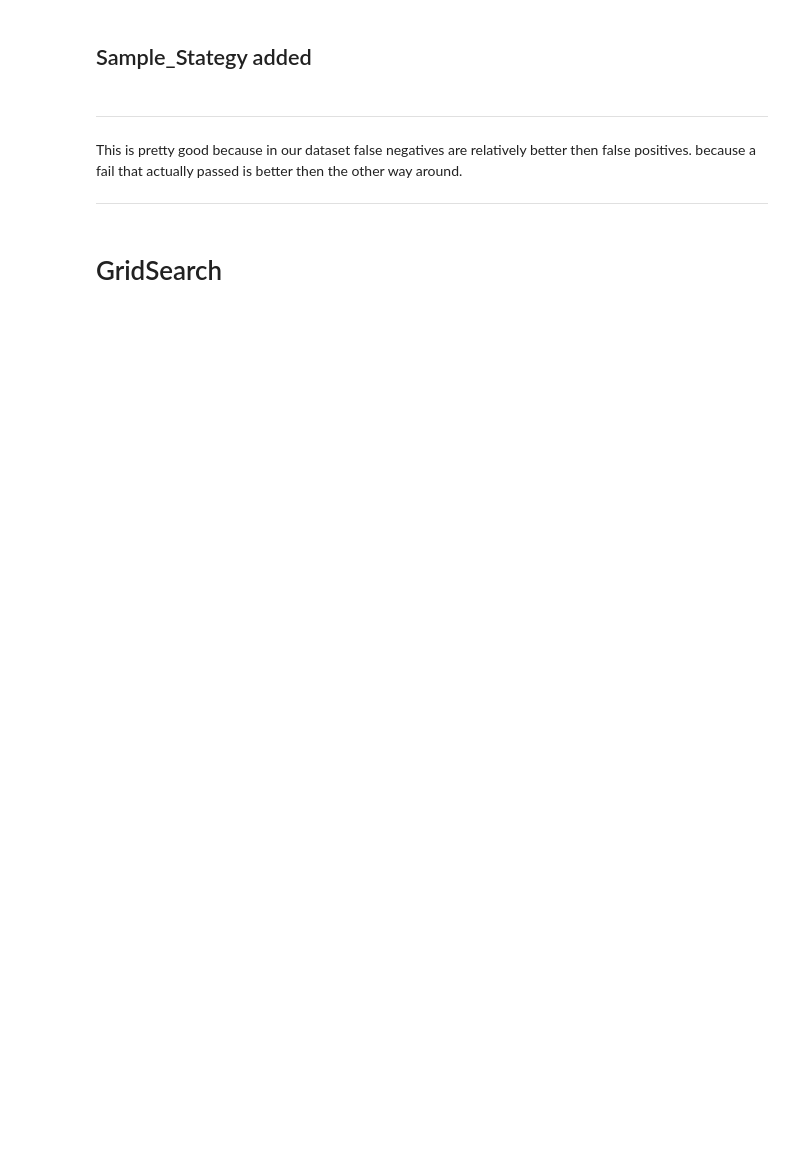
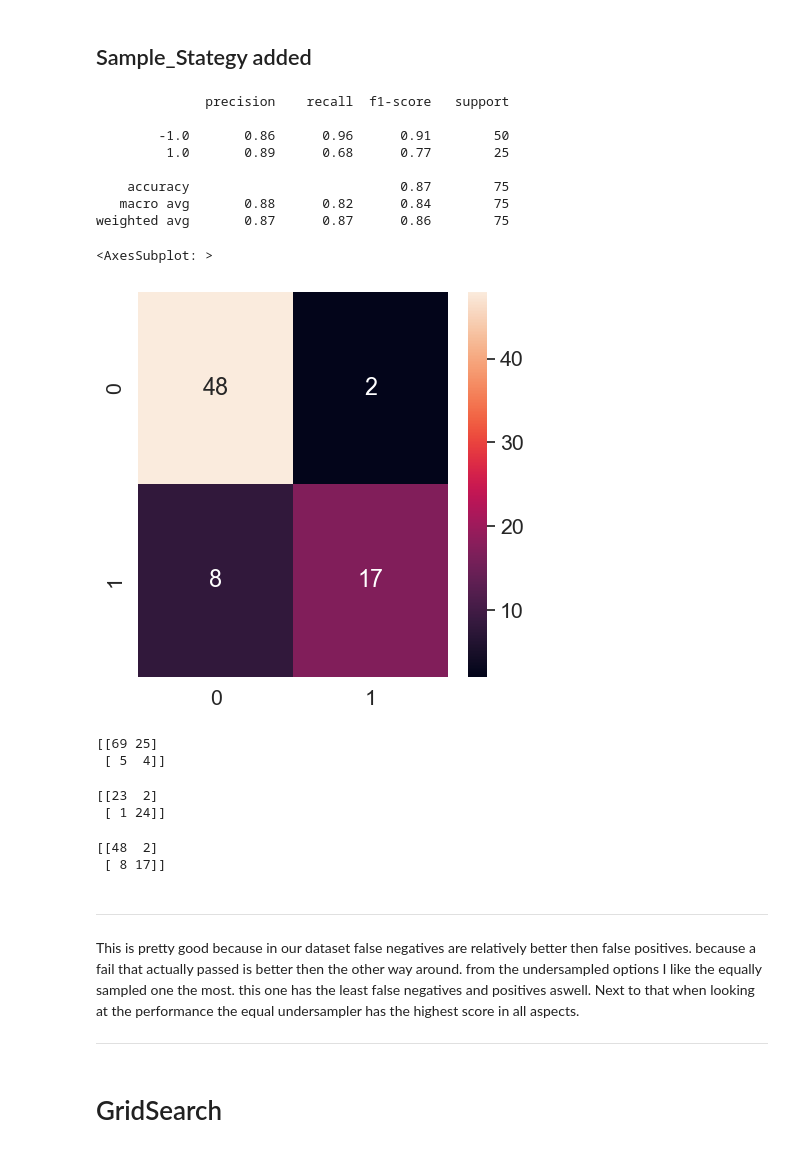
Before and after one commit to alexxtodea/DataAnalytics, a Jupyter notebook: MiniProject/Naamloos.ipynb, the cells around one changed output. Cells and saved outputs as stored; diff of their text form; code cells hidden in the pictures; blank space fills up the shorter version.

```diff
--- a/MiniProject/Naamloos.ipynb
+++ b/MiniProject/Naamloos.ipynb
@@ -454,9 +605,24 @@ One thing i noticed here is that the the negatives are still very low. So to may
 # %%
 rus = RandomUnderSampler(sampling_strategy=0.5, random_state=42)
 
 X_train_undersampled, y_train_undersampled = rus.fit_resample(X_train, y_train)
 
 classifier.fit(X_train_undersampled, y_train_undersampled)
 
 y_pred = classifier.predict(X_train_undersampled)
 print(classification_report(y_train_undersampled, y_pred))
+
+y_pred = classifier.predict(X_train_undersampled)
+cm_unequal_undersampler = confusion_matrix(y_train_undersampled, y_pred)
+sns.heatmap(cm_unequal_undersampler, annot=True)
+# %% [output]
+              precision    recall  f1-score   support
+
+        -1.0       0.86      0.96      0.91        50
+         1.0       0.89      0.68      0.77        25
+
+    accuracy                           0.87        75
+   macro avg       0.88      0.82      0.84        75
+weighted avg       0.87      0.87      0.86        75
+<AxesSubplot: >
+[figure, added]
@@ -467,12 +629,21 @@ sns.heatmap(cm, annot=True)
 # %%
-print(confusion)
+print(cm_oversampled)
+# %% [output]
+[[69 25]
+ [ 5  4]]
 # %%
-print(cmequal)
+print(cm_equal)
+# %% [output]
+[[23  2]
+ [ 1 24]]
 # %%
-print(cm)
+print(cm_unequal_undersampler)
+# %% [output]
+[[48  2]
+ [ 8 17]]
 # %% [markdown]
 ***
-This is pretty good because in our dataset false negatives are relatively better then false positives. because a fail that actually passed is better then the other way around.
+This is pretty good because in our dataset false negatives are relatively better then false positives. because a fail that actually passed is better then the other way around. from the undersampled options I like the equally sampled one the most. this one has the least false negatives and positives aswell. Next to that when looking at the performance the equal undersampler has the highest score in all aspects.
 ***
 # %% [markdown]
 # GridSearch
```
Also changed, not shown: parts of 39 cells of this notebook.
